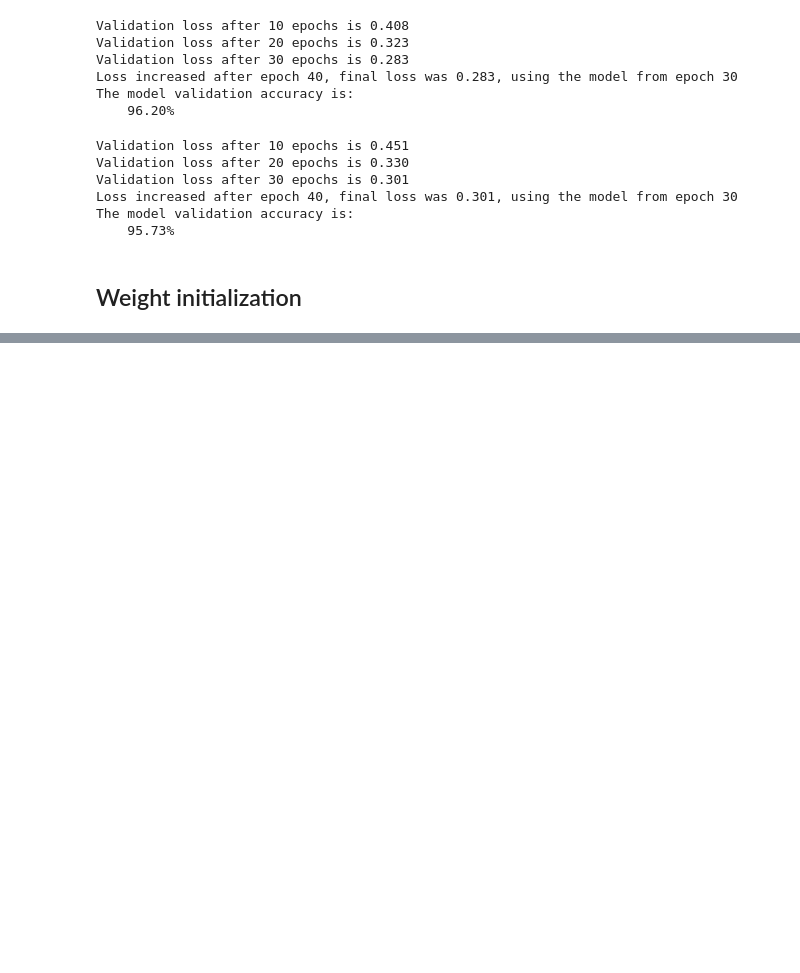
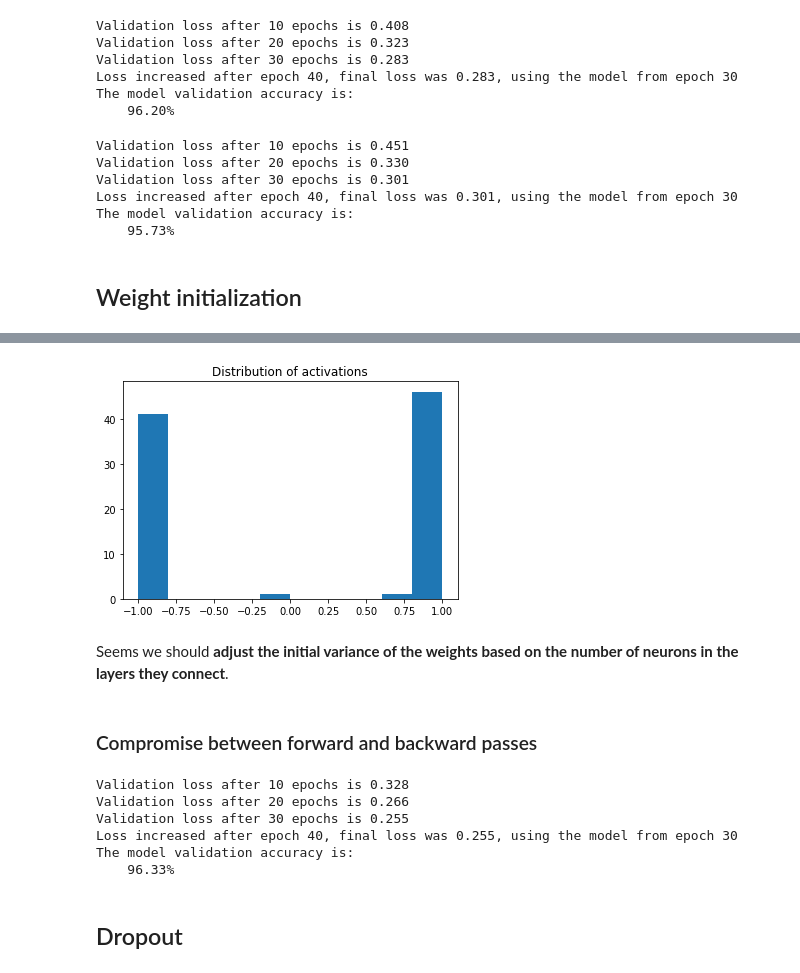
Before and after one commit to SethHWeidman/Conference_talks, a Jupyter notebook: ODSC_East_2019_DLFS/Deep Learning From Scratch.ipynb, the cells around one changed output, grey strips where cells are left out. Saved outputs shown, nothing was run; the diff lists cells and outputs as text; code cells hidden in the pictures; blank space fills up the shorter version.

```diff
--- a/ODSC_East_2019_DLFS/Deep Learning From Scratch.ipynb
+++ b/ODSC_East_2019_DLFS/Deep Learning From Scratch.ipynb
@@ -2856,0 +2873,9 @@ The model validation accuracy is:
+# %%
+plt.hist(np.tanh(np.dot(a, b).reshape(n_hidden)));
+plt.title("Distribution of activations");
+# %% [output]
+[figure, added]
+# %% [markdown]
+Seems we should **adjust the initial variance of the weights based on the number of neurons in the layers they connect**.
+# %% [markdown]
+### Compromise between forward and backward passes
@@ -2856,0 +2922,31 @@ The model validation accuracy is:
+# %%
+model = NeuralNetwork(
+    layers=[Dense(neurons=89,
+                  activation=Tanh(),
+                  weight_init="glorot"),
+            Dense(neurons=10,
+                  activation=Linear(),
+                  weight_init="glorot")],
+            loss = SoftmaxCrossEntropyLoss(),
+    seed=20190501
+)
+
+optimizer = SGDMomentum(0.2, momentum=0.9, final_lr=0.05, decay_type='exponential')
+
+trainer = Trainer(model, optimizer)
+trainer.fit(X_train, train_labels, X_test, test_labels,
+            epochs = 50,
+            eval_every = 10,
+            seed=20190501,
+            batch_size=60);
+
+calc_accuracy_model(model, X_test)
+# %% [output]
+Validation loss after 10 epochs is 0.328
+Validation loss after 20 epochs is 0.266
+Validation loss after 30 epochs is 0.255
+Loss increased after epoch 40, final loss was 0.255, using the model from epoch 30
+The model validation accuracy is:
+    96.33%
+# %% [markdown]
+## Dropout
```
Also changed, not shown: parts of 30 cells of this notebook.
